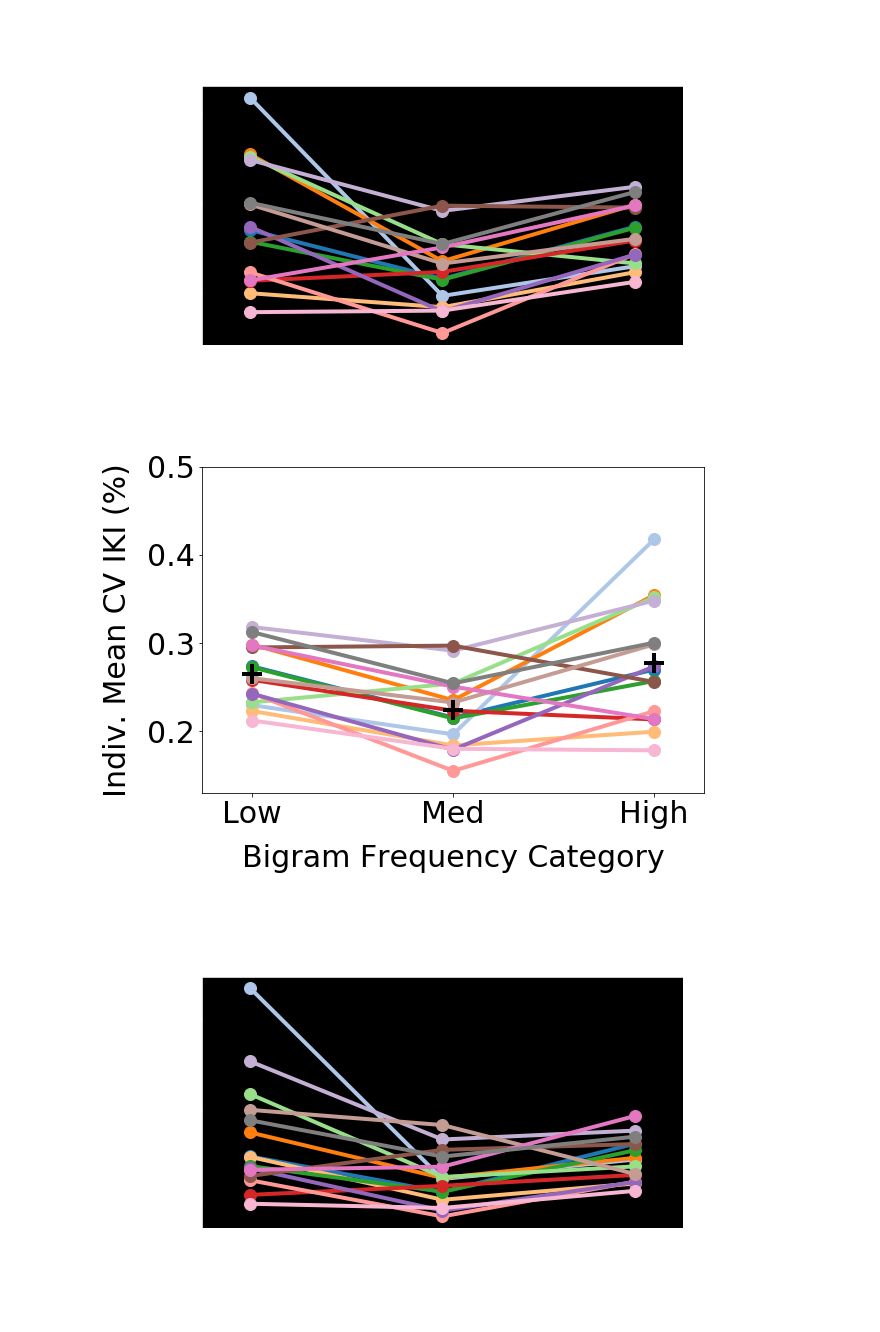
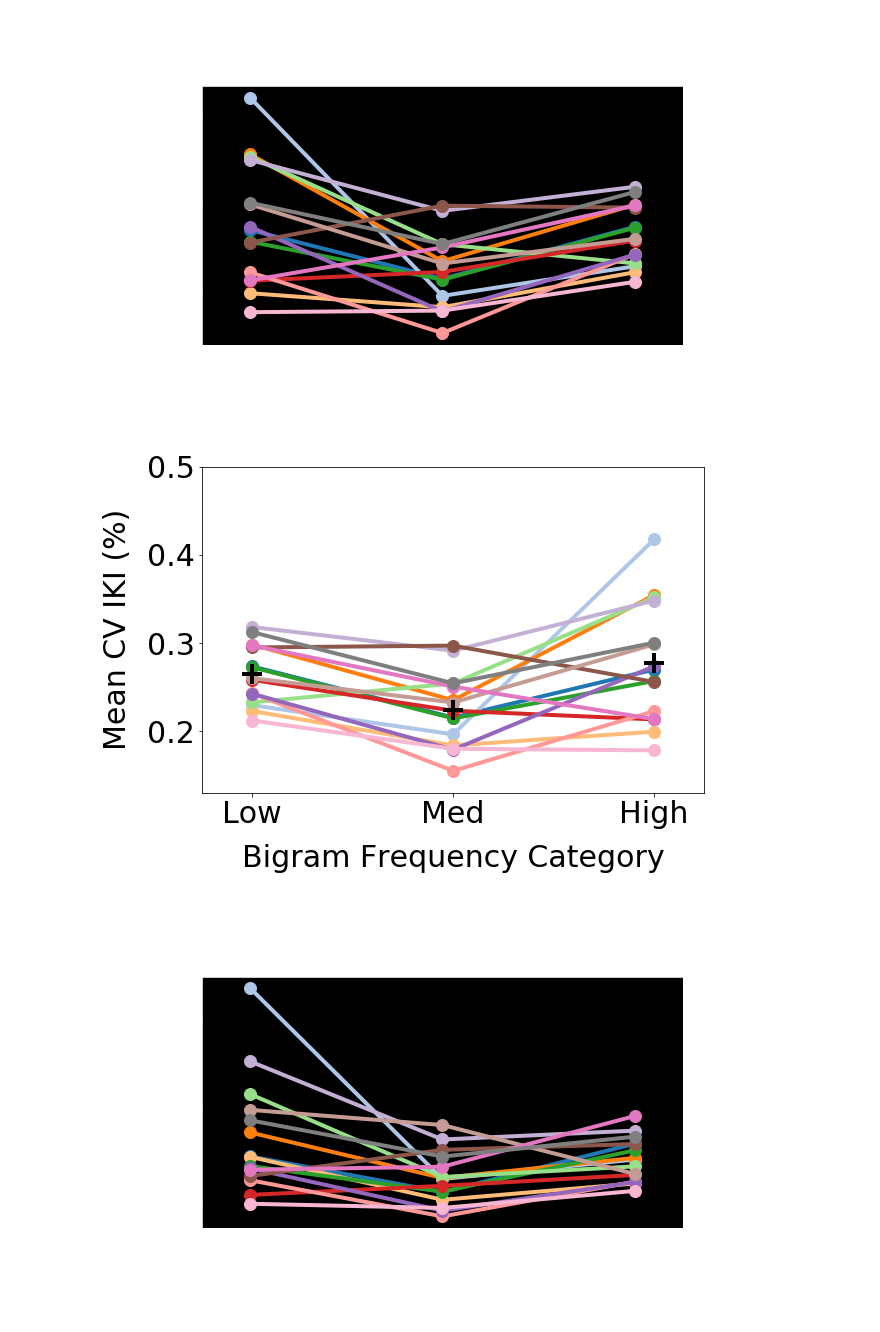
Before and after one commit to rruopp/typingexp, a Jupyter notebook: typing_task_analysis/group_analysis_V1.ipynb, the cells around one changed output. Drawn from its saved outputs; the diff is of its cells as text; code cells hidden in the pictures.

```diff
--- a/typing_task_analysis/group_analysis_V1.ipynb
+++ b/typing_task_analysis/group_analysis_V1.ipynb
@@ -1159,35 +1159,35 @@ means = (np.mean(indiv_avgcvs(corr_trials_bybg, 'bigram', low_bgs['Bigrams'])['A
 fig, ax = plt.subplots(figsize=(9, 6))
 
 cm = plt.get_cmap('tab20')
 for index, data in enumerate(ID_list):
     plt.plot(x, [l[index] for l in D], '.-', linewidth = 4, ms = 24, color = cm(index))
 
 ax.plot(x, means, '+', mew = 4, ms = 20, color = 'black')
 
 plt.xlim([1.5, 6.5])
 plt.ylim([0.13, 0.5])
 # plt.xticks(x, ('', '', ''))
 plt.xticks(x, ('Low', 'Med', 'High'))
 plt.xlabel("Bigram Frequency Category", labelpad=15)
-plt.ylabel("Indiv. Mean CV IKI (%)", labelpad=15)
+plt.ylabel("Mean CV IKI (%)", labelpad=15)
 plt.title("")
 # plt.legend(loc="best")
 
 ax.set_facecolor('white')
 ax.spines['top'].set_visible(True)
 ax.spines['top'].set_color('black')
 ax.spines['bottom'].set_visible(True)
 ax.spines['bottom'].set_color('black')
 ax.spines['left'].set_visible(True)
 ax.spines['left'].set_color('black')
 ax.spines['right'].set_visible(True)
 ax.spines['right'].set_color('black')
 
 # fig.tight_layout()
 plt.savefig('indiv_cvikis_bybf.png', dpi=300, facecolor = fig.get_facecolor(), edgecolor = 'none', bbox_inches = 'tight')
 plt.show()
 # %% [output]
-[figure, old version]
+[figure, new version]
 # %%
 ## using bigrams sorted by BF (all trials)
 plt.rc('text', color='white')
```
Also changed, not shown: parts of 2 cells of this notebook.
